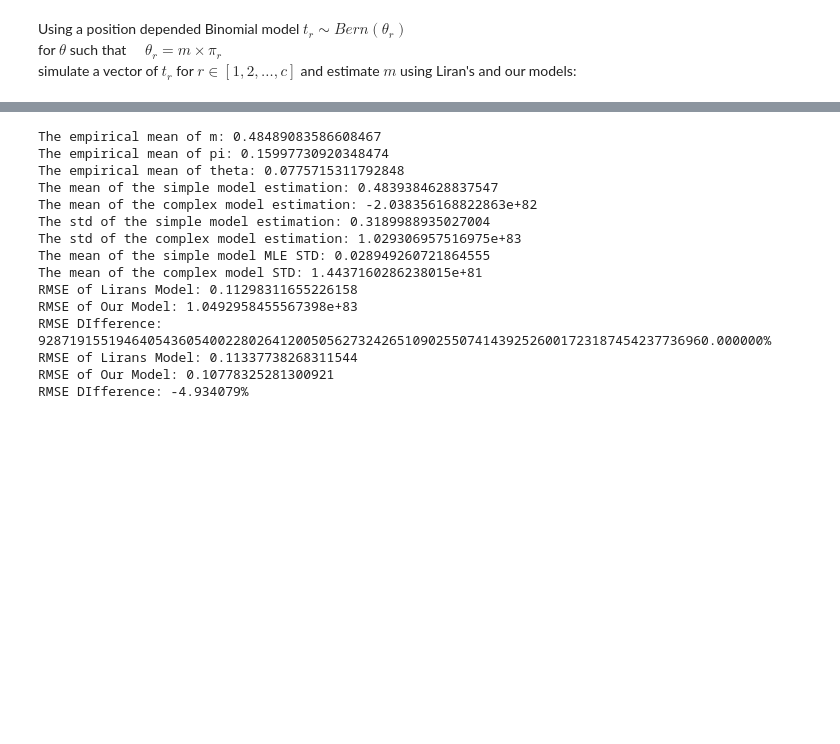
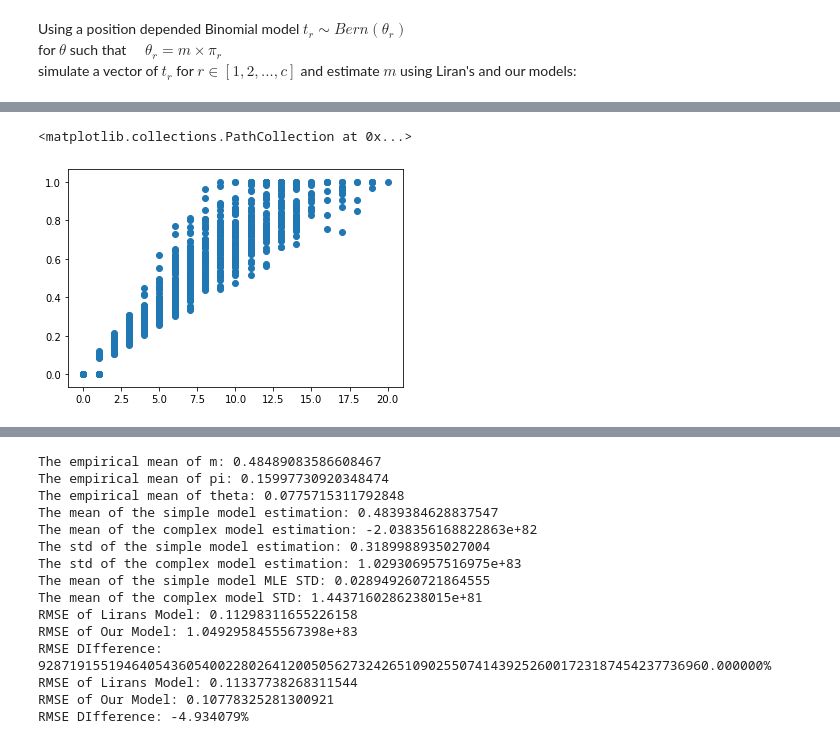
Before and after one commit to kod5kod/RandomResearch, a Jupyter notebook: deamination_simulation_v3.ipynb, the cells around one changed output, grey strips where cells are left out. Saved outputs shown, nothing was run; the diff lists cells and outputs as text; code cells hidden in the pictures; blank space fills up the shorter version.

```diff
--- a/deamination_simulation_v3.ipynb
+++ b/deamination_simulation_v3.ipynb
@@ -293,22 +285 @@ def sim(input_dict):
     return(output)
-# %%
-import warnings
-warnings.filterwarnings("ignore", message="")
-# Parameters:
-# General:
-###########################################
-input_dict = {'sample_len' : 1000,
-              'coverage_mean'  : 200,
-              'coverage_sd' : 5,
-              'm_sd' : 0.1,
-              'm_low' : 0.2,
-              'm_high' : 0.7,
-              'm_initial_guess' : 0.45,
-              'limitBounds': True,
-              'pi_calib_runs':1,
-              #'pi_dist' : [0.8,0.6,0.4,0.02],
-              'pi_dist' : [0.8,0.6,0.3,0.02],
-              #'pi_dist' : list(mult([0.4,0.3,0.2,0.02],2)),
-              'weights' : [3/50,3/50,4/50,40/50]
-             }
-output = sim(input_dict)
@@ -340,0 +564,2 @@ make_densities(output['output_est'])
+# %%
+df = output['output_est']
@@ -340,0 +579,7 @@ make_densities(output['output_est'])
+# %%
+sumT = [i.sum() for i in output['t_list']]
+# %%
+plt.scatter(sumT,df.our,)
+# %% [output]
+<matplotlib.collections.PathCollection at 0x...>
+[figure, added]
```
Also changed, not shown: parts of 35 cells of this notebook.
